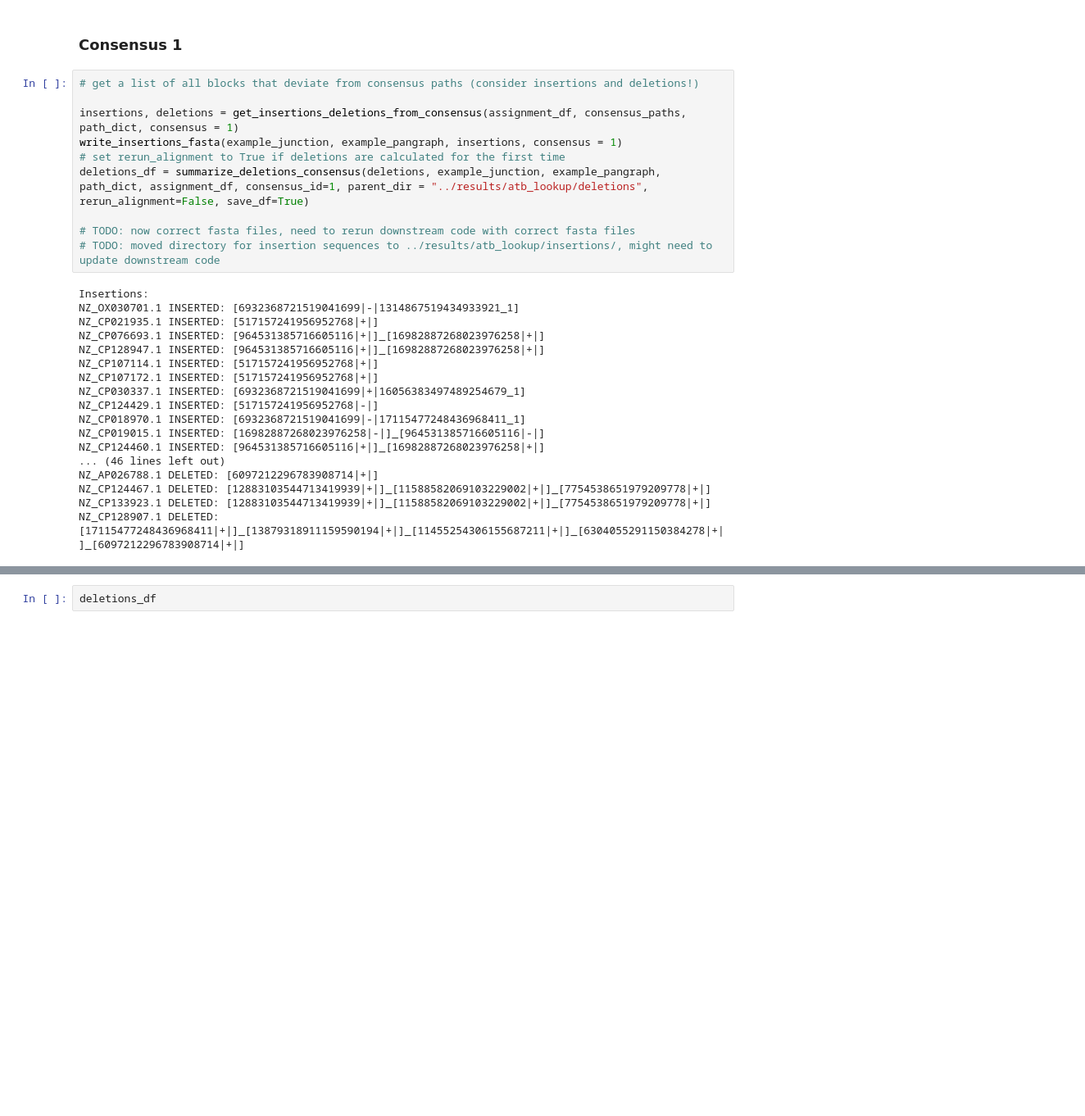
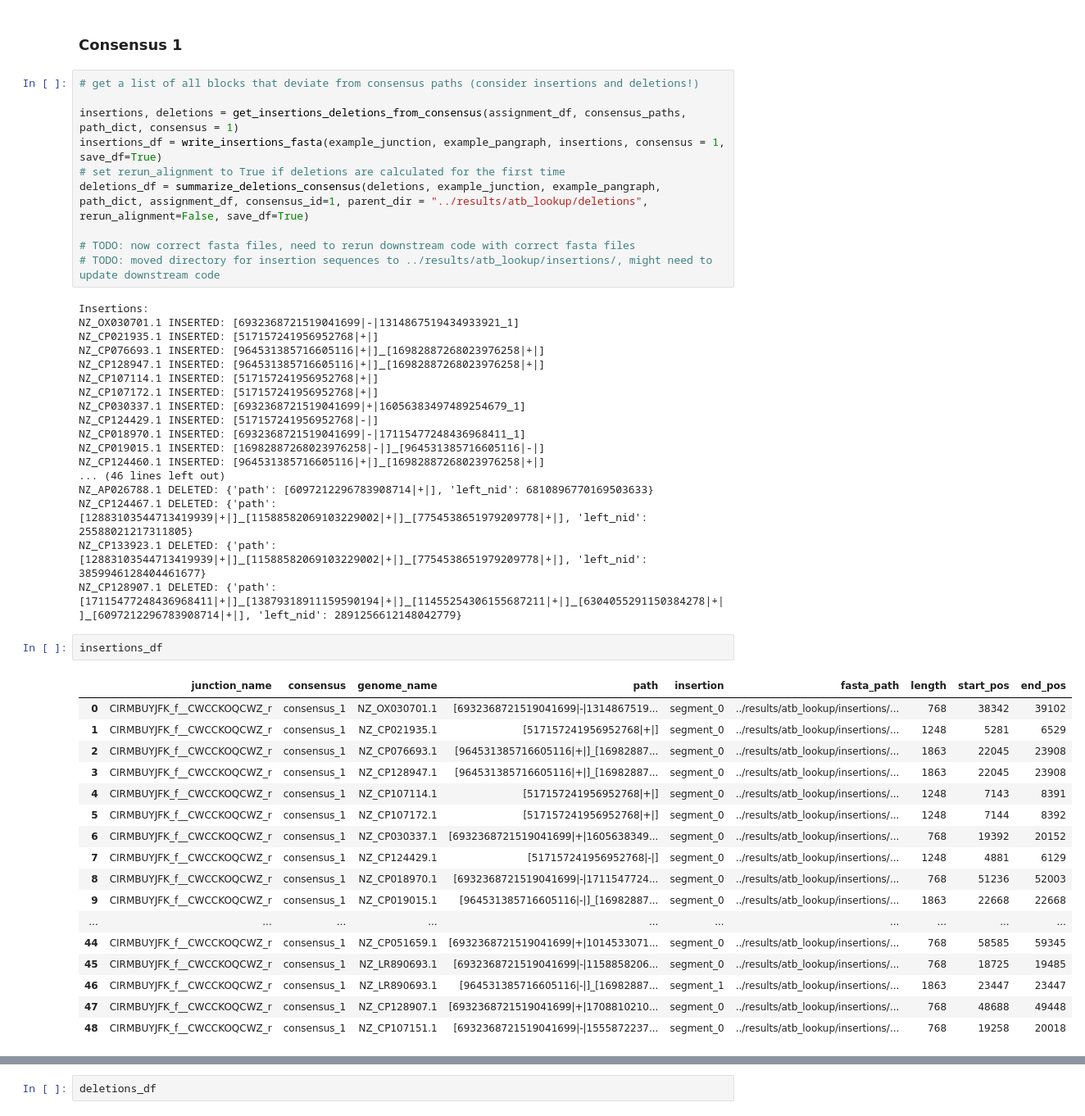
Before and after one commit to marie3003/junction_dataset, a Jupyter notebook: explore/analyze_junction_insertions_deletions.ipynb, the cells around one changed output, grey strips where cells are left out. Shown at 82% size. Saved outputs shown, nothing was run; the diff lists cells and outputs as text; blank space fills up the shorter version.

```diff
--- a/explore/analyze_junction_insertions_deletions.ipynb
+++ b/explore/analyze_junction_insertions_deletions.ipynb
@@ -124,7 +124,7 @@ Name: count, dtype: int64
 # get a list of all blocks that deviate from consensus paths (consider insertions and deletions!)
 
 insertions, deletions = get_insertions_deletions_from_consensus(assignment_df, consensus_paths, path_dict, consensus = 1)
-write_insertions_fasta(example_junction, example_pangraph, insertions, consensus = 1)
+insertions_df = write_insertions_fasta(example_junction, example_pangraph, insertions, consensus = 1, save_df=True)
 # set rerun_alignment to True if deletions are calculated for the first time
 deletions_df = summarize_deletions_consensus(deletions, example_junction, example_pangraph, path_dict, assignment_df, consensus_id=1, parent_dir = "../results/atb_lookup/deletions", rerun_alignment=False, save_df=True)
 
@@ -144,7 +144,27 @@ NZ_CP018970.1 INSERTED: [6932368721519041699|-|17115477248436968411_1]
 NZ_CP019015.1 INSERTED: [16982887268023976258|-|]_[964531385716605116|-|]
 NZ_CP124460.1 INSERTED: [964531385716605116|+|]_[16982887268023976258|+|]
 ... (46 lines left out)
-NZ_AP026788.1 DELETED: [6097212296783908714|+|]
-NZ_CP124467.1 DELETED: [12883103544713419939|+|]_[11588582069103229002|+|]_[7754538651979209778|+|]
-NZ_CP133923.1 DELETED: [12883103544713419939|+|]_[11588582069103229002|+|]_[7754538651979209778|+|]
-NZ_CP128907.1 DELETED: [17115477248436968411|+|]_[13879318911159590194|+|]_[11455254306155687211|+|]_[6304055291150384278|+|]_[6097212296783908714|+|]
+NZ_AP026788.1 DELETED: {'path': [6097212296783908714|+|], 'left_nid': 6810896770169503633}
+NZ_CP124467.1 DELETED: {'path': [12883103544713419939|+|]_[11588582069103229002|+|]_[7754538651979209778|+|], 'left_nid': 25588021217311805}
+NZ_CP133923.1 DELETED: {'path': [12883103544713419939|+|]_[11588582069103229002|+|]_[7754538651979209778|+|], 'left_nid': 3859946128404461677}
+NZ_CP128907.1 DELETED: {'path': [17115477248436968411|+|]_[13879318911159590194|+|]_[11455254306155687211|+|]_[6304055291150384278|+|]_[6097212296783908714|+|], 'left_nid': 2891256612148042779}
+# %%
+insertions_df
+# %% [output]
+|  | junction_name | consensus | genome_name | path | insertion | fasta_path | length | start_pos | end_pos |
+| 0 | CIRMBUYJFK_f__CWCCKOQCWZ_r | consensus_1 | NZ_OX030701.1 | [6932368721519041699|-|1314867519... | segment_0 | ../results/atb_lookup/insertions/... | 768 | 38342 | 39102 |
+| 1 | CIRMBUYJFK_f__CWCCKOQCWZ_r | consensus_1 | NZ_CP021935.1 | [517157241956952768|+|] | segment_0 | ../results/atb_lookup/insertions/... | 1248 | 5281 | 6529 |
+| 2 | CIRMBUYJFK_f__CWCCKOQCWZ_r | consensus_1 | NZ_CP076693.1 | [964531385716605116|+|]_[16982887... | segment_0 | ../results/atb_lookup/insertions/... | 1863 | 22045 | 23908 |
+| 3 | CIRMBUYJFK_f__CWCCKOQCWZ_r | consensus_1 | NZ_CP128947.1 | [964531385716605116|+|]_[16982887... | segment_0 | ../results/atb_lookup/insertions/... | 1863 | 22045 | 23908 |
+| 4 | CIRMBUYJFK_f__CWCCKOQCWZ_r | consensus_1 | NZ_CP107114.1 | [517157241956952768|+|] | segment_0 | ../results/atb_lookup/insertions/... | 1248 | 7143 | 8391 |
+| 5 | CIRMBUYJFK_f__CWCCKOQCWZ_r | consensus_1 | NZ_CP107172.1 | [517157241956952768|+|] | segment_0 | ../results/atb_lookup/insertions/... | 1248 | 7144 | 8392 |
+| 6 | CIRMBUYJFK_f__CWCCKOQCWZ_r | consensus_1 | NZ_CP030337.1 | [6932368721519041699|+|1605638349... | segment_0 | ../results/atb_lookup/insertions/... | 768 | 19392 | 20152 |
+| 7 | CIRMBUYJFK_f__CWCCKOQCWZ_r | consensus_1 | NZ_CP124429.1 | [517157241956952768|-|] | segment_0 | ../results/atb_lookup/insertions/... | 1248 | 4881 | 6129 |
+| 8 | CIRMBUYJFK_f__CWCCKOQCWZ_r | consensus_1 | NZ_CP018970.1 | [6932368721519041699|-|1711547724... | segment_0 | ../results/atb_lookup/insertions/... | 768 | 51236 | 52003 |
+| 9 | CIRMBUYJFK_f__CWCCKOQCWZ_r | consensus_1 | NZ_CP019015.1 | [964531385716605116|-|]_[16982887... | segment_0 | ../results/atb_lookup/insertions/... | 1863 | 22668 | 22668 |
+| ... | ... | ... | ... | ... | ... | ... | ... | ... | ... |
+| 44 | CIRMBUYJFK_f__CWCCKOQCWZ_r | consensus_1 | NZ_CP051659.1 | [6932368721519041699|+|1014533071... | segment_0 | ../results/atb_lookup/insertions/... | 768 | 58585 | 59345 |
+| 45 | CIRMBUYJFK_f__CWCCKOQCWZ_r | consensus_1 | NZ_LR890693.1 | [6932368721519041699|-|1158858206... | segment_0 | ../results/atb_lookup/insertions/... | 768 | 18725 | 19485 |
+| 46 | CIRMBUYJFK_f__CWCCKOQCWZ_r | consensus_1 | NZ_LR890693.1 | [964531385716605116|-|]_[16982887... | segment_1 | ../results/atb_lookup/insertions/... | 1863 | 23447 | 23447 |
+| 47 | CIRMBUYJFK_f__CWCCKOQCWZ_r | consensus_1 | NZ_CP128907.1 | [6932368721519041699|+|1708810210... | segment_0 | ../results/atb_lookup/insertions/... | 768 | 48688 | 49448 |
+| 48 | CIRMBUYJFK_f__CWCCKOQCWZ_r | consensus_1 | NZ_CP107151.1 | [6932368721519041699|-|1555872237... | segment_0 | ../results/atb_lookup/insertions/... | 768 | 19258 | 20018 |
```
Also changed, not shown: parts of 7 cells of this notebook, 6 other files.
